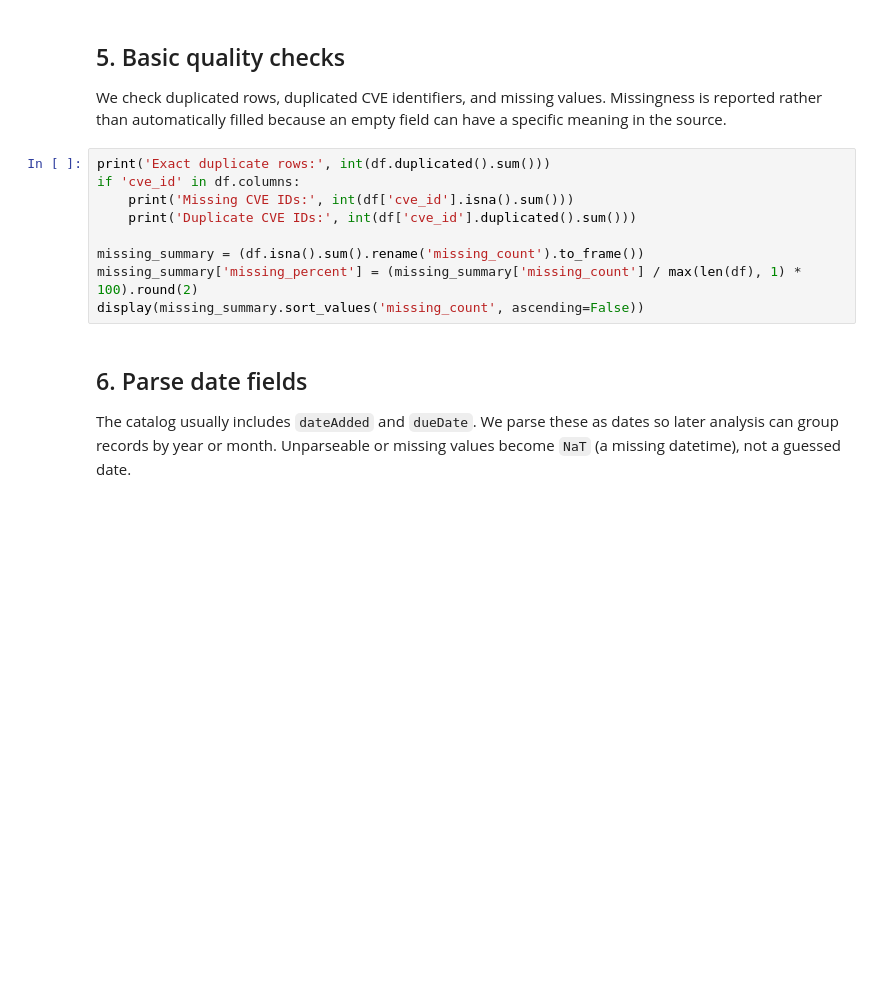
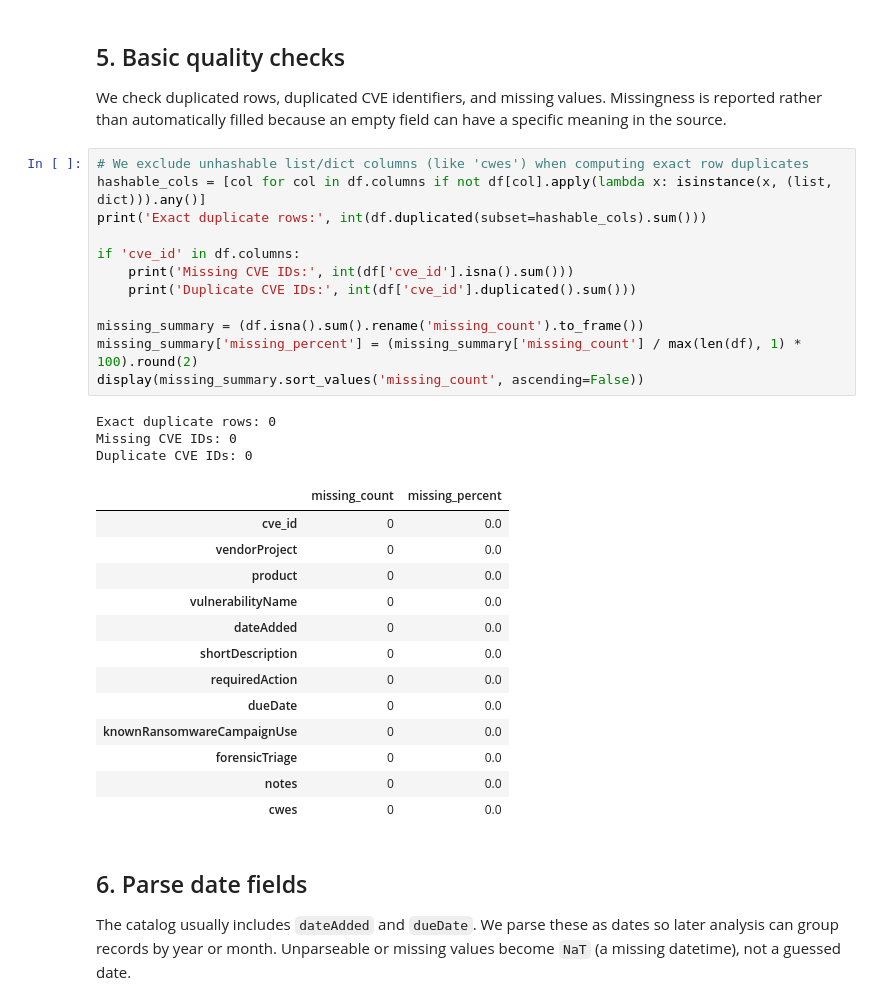
Before and after one commit to lesliedillolou-bal/cybersecurity-recommendation-system, a Jupyter notebook: notebooks/01_data_ingestion_and_eda.ipynb, the cells around one changed output. Drawn from its saved outputs; the diff is of its cells as text; blank space fills up the shorter version.

```diff
--- a/notebooks/01_data_ingestion_and_eda.ipynb
+++ b/notebooks/01_data_ingestion_and_eda.ipynb
@@ -69,14 +95,34 @@ display(df.head(5))
 ## 5. Basic quality checks
 We check duplicated rows, duplicated CVE identifiers, and missing values. Missingness is reported rather than automatically filled because an empty field can have a specific meaning in the source.
 # %%
-print('Exact duplicate rows:', int(df.duplicated().sum()))
+# We exclude unhashable list/dict columns (like 'cwes') when computing exact row duplicates
+hashable_cols = [col for col in df.columns if not df[col].apply(lambda x: isinstance(x, (list, dict))).any()]
+print('Exact duplicate rows:', int(df.duplicated(subset=hashable_cols).sum()))
+
 if 'cve_id' in df.columns:
     print('Missing CVE IDs:', int(df['cve_id'].isna().sum()))
     print('Duplicate CVE IDs:', int(df['cve_id'].duplicated().sum()))
 
 missing_summary = (df.isna().sum().rename('missing_count').to_frame())
 missing_summary['missing_percent'] = (missing_summary['missing_count'] / max(len(df), 1) * 100).round(2)
 display(missing_summary.sort_values('missing_count', ascending=False))
+# %% [output]
+Exact duplicate rows: 0
+Missing CVE IDs: 0
+Duplicate CVE IDs: 0
+|  | missing_count | missing_percent |
+| cve_id | 0 | 0.0 |
+| vendorProject | 0 | 0.0 |
+| product | 0 | 0.0 |
+| vulnerabilityName | 0 | 0.0 |
+| dateAdded | 0 | 0.0 |
+| shortDescription | 0 | 0.0 |
+| requiredAction | 0 | 0.0 |
+| dueDate | 0 | 0.0 |
+| knownRansomwareCampaignUse | 0 | 0.0 |
+| forensicTriage | 0 | 0.0 |
+| notes | 0 | 0.0 |
+| cwes | 0 | 0.0 |
 # %% [markdown]
 ## 6. Parse date fields
 The catalog usually includes `dateAdded` and `dueDate`. We parse these as dates so later analysis can group records by year or month. Unparseable or missing values become `NaT` (a missing datetime), not a guessed date.
```
Also changed, not shown: parts of 10 cells of this notebook.
